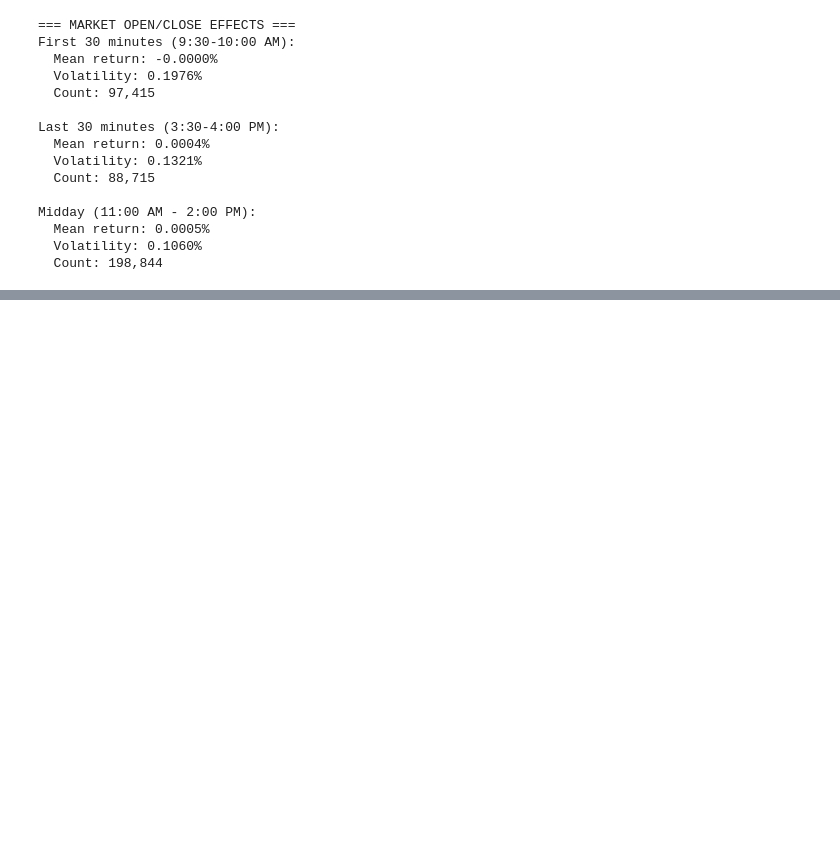
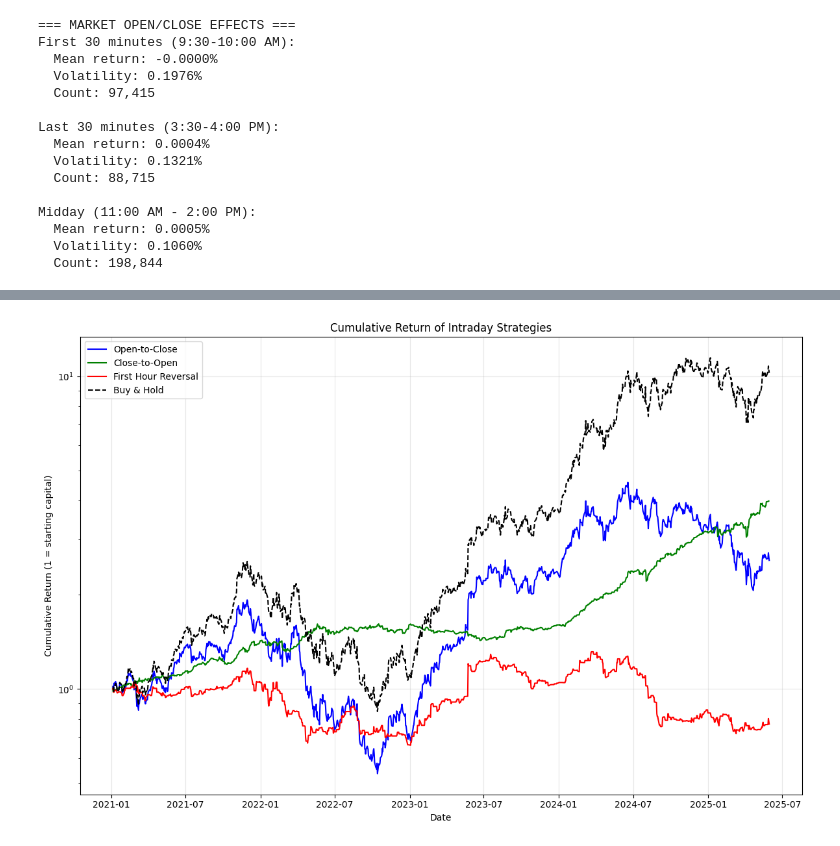
Before and after one commit to noelotpyrc/trading_eda, a Jupyter notebook: 05_intraday_patterns.ipynb, the cells around one changed output, grey strips where cells are left out. Cells and saved outputs as stored; diff of their text form; code cells hidden in the pictures; blank space fills up the shorter version.

```diff
--- a/05_intraday_patterns.ipynb
+++ b/05_intraday_patterns.ipynb
@@ -184,0 +412,33 @@ Trading session breakdown:
+# %%
+# Visualize strategy performance
+# Calculate cumulative returns
+daily_data['open_to_close_cum_return'] = (1 + daily_data['open_to_close_return']).cumprod()
+daily_data['close_to_open_cum_return'] = (1 + daily_data['close_to_open_return']).cumprod()
+
+# For the reversal strategy, we need to handle days where we don't trade
+daily_data['reversal_return_filled'] = daily_data['reversal_return'].fillna(0)
+daily_data['reversal_cum_return'] = (1 + daily_data['reversal_return_filled']).cumprod()
+
+# Also calculate a buy-and-hold benchmark
+daily_data['buy_and_hold_return'] = daily_data['close'].pct_change()
+daily_data['buy_and_hold_cum_return'] = (1 + daily_data['buy_and_hold_return']).cumprod()
+
+# Plot strategy performance
+plt.figure(figsize=(12, 8))
+
+plt.plot(daily_data.index, daily_data['open_to_close_cum_return'], label='Open-to-Close', color='blue')
+plt.plot(daily_data.index, daily_data['close_to_open_cum_return'], label='Close-to-Open', color='green')
+plt.plot(daily_data.index, daily_data['reversal_cum_return'], label='First Hour Reversal', color='red')
+plt.plot(daily_data.index, daily_data['buy_and_hold_cum_return'], label='Buy & Hold', color='black', linestyle='--')
+
+plt.title('Cumulative Return of Intraday Strategies')
+plt.xlabel('Date')
+plt.ylabel('Cumulative Return (1 = starting capital)')
+plt.legend()
+plt.grid(True, alpha=0.3)
+plt.yscale('log')  # Log scale for better visualization of returns
+
+plt.tight_layout()
+plt.show()
+# %% [output]
+[figure, added]
```
Also changed, not shown: parts of 12 cells of this notebook.
